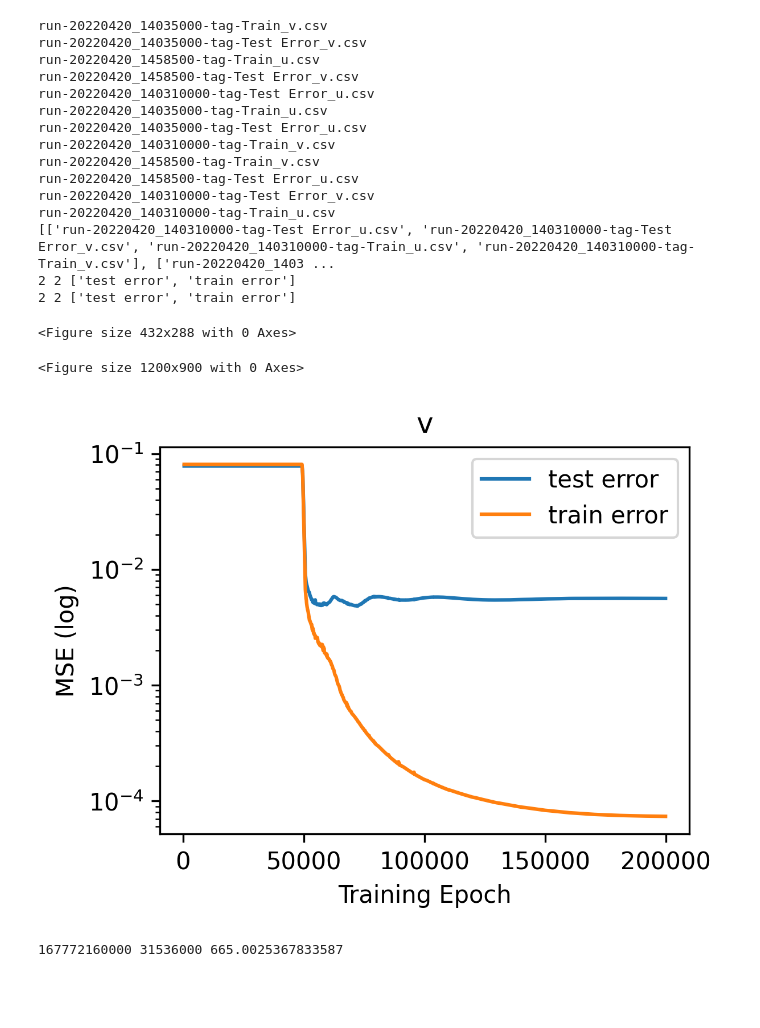
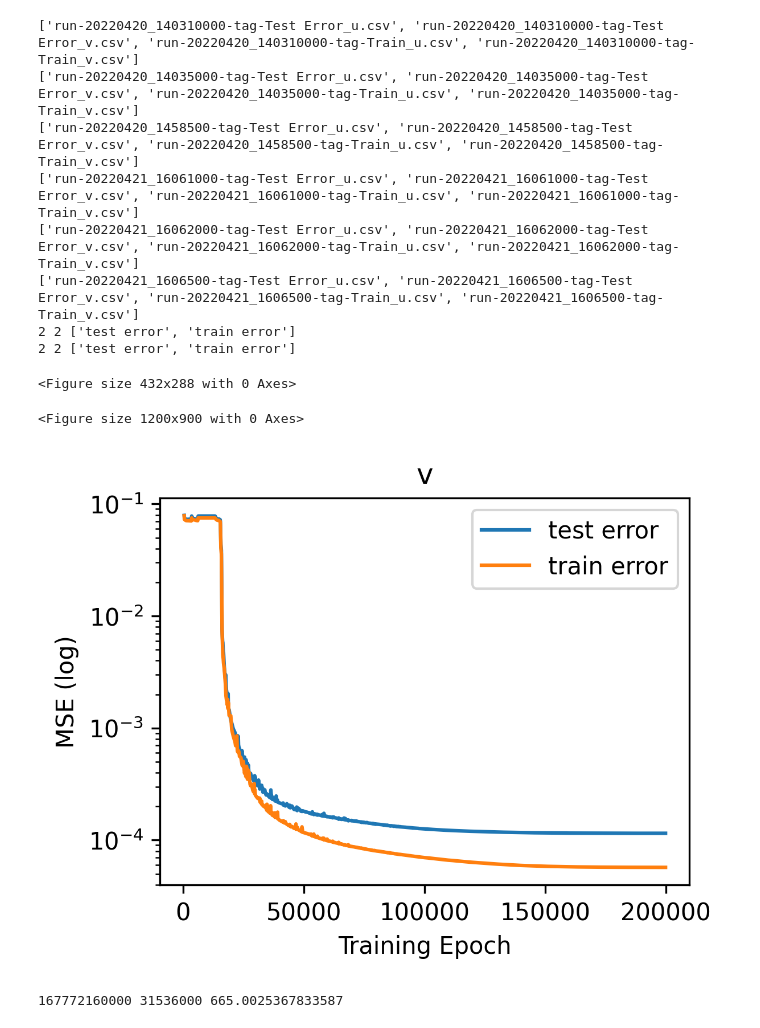
Before and after one commit to quantumiracle/nn_pde, a Jupyter notebook: torch/plot_result.ipynb, the cells around one changed output. Drawn from its saved outputs; the diff is of its cells as text; code cells hidden in the pictures; blank space fills up the shorter version.

```diff
--- a/torch/plot_result.ipynb
+++ b/torch/plot_result.ipynb
@@ -11,13 +11,15 @@ data_path = './data/train'
 files = []
 file_paths = []
 for file in os.listdir(data_path):
-    print(file)
+    # print(file)
     files.append(file)
 
 # group by training date
 files = [list(g) for k, g in groupby(sorted(files), lambda x: x.split('-', 2)[:2])]
 files.sort(key=lambda s: len(s))
-print(files)
+for f in files:
+    print(f)
+
 
 def plot(xs, ys, ls, savepath='', title=''):
     plt.clf()
@@ -28,60 +30,60 @@ def plot(xs, ys, ls, savepath='', title=''):
     plt.legend()
     plt.title(title)
     plt.yscale('log')
     plt.ylabel('MSE (log)')
     plt.xlabel('Training Epoch')
     plt.savefig(savepath, bbox_inches='tight', dpi=300)
 
 xs, ys = [], []
-idx = 2 # the group
-for f in files[idx]:
-    if '_u' in f:
-        file_path = os.path.join(data_path, f)
-        data = read_csv(file_path)
-        xs.append(data['Step'])
-        ys.append(data['Value'])
+# idx = 2 # the group
+keyword = '2000-'
+# for f in files[idx]:
+for group in files:
+    if keyword in group[0]:
+        for f in group:
+            if '_u' in f:
+                file_path = os.path.join(data_path, f)
+                data = read_csv(file_path)
+                xs.append(data['Step'])
+                ys.append(data['Value'])
 plot(xs, ys, ls=['test error', 'train error'], savepath=f'./figures/compare_u.png', title='u')
 
 
 xs, ys = [], []
-for f in files[idx]:
-    if '_v' in f:
-        file_path = os.path.join(data_path, f)
-        data = read_csv(file_path)
-        xs.append(data['Step'])
-        ys.append(data['Value'])
+# for f in files[idx]:
+for group in files:
+    if keyword in group[0]:
+        for f in group:
+            if '_v' in f:
+                file_path = os.path.join(data_path, f)
+                data = read_csv(file_path)
+                xs.append(data['Step'])
+                ys.append(data['Value'])
 plot(xs, ys, ls=['test error', 'train error'], savepath=f'./figures/compare_v.png', title='v')
 
 
 # for i, f in enumerate(files[0]):
 #     file_path = os.path.join(data_path, f)
 #     print(f)
 #     data = read_csv(file_path)
 #     xs.append(data['Step'])
 #     ys.append(data['Value'])
 #     if (i+1) % 2 == 0:
 #         figname = 'compare_u' if '_u' in f else 'compare_v'
 #         plot(xs, ys, ls=['test error', 'train error'], savepath=f'./figures/{figname}.png')
 #         xs, ys = [], []
 # %% [output]
-run-20220420_14035000-tag-Train_v.csv
-run-20220420_14035000-tag-Test Error_v.csv
-run-20220420_1458500-tag-Train_u.csv
-run-20220420_1458500-tag-Test Error_v.csv
-run-20220420_140310000-tag-Test Error_u.csv
-run-20220420_14035000-tag-Train_u.csv
-run-20220420_14035000-tag-Test Error_u.csv
-run-20220420_140310000-tag-Train_v.csv
-run-20220420_1458500-tag-Train_v.csv
-run-20220420_1458500-tag-Test Error_u.csv
-run-20220420_140310000-tag-Test Error_v.csv
-run-20220420_140310000-tag-Train_u.csv
-[['run-20220420_140310000-tag-Test Error_u.csv', 'run-20220420_140310000-tag-Test Error_v.csv', 'run-20220420_140310000-tag-Train_u.csv', 'run-20220420_140310000-tag-Train_v.csv'], ['run-20220420_1403 ...
+['run-20220420_140310000-tag-Test Error_u.csv', 'run-20220420_140310000-tag-Test Error_v.csv', 'run-20220420_140310000-tag-Train_u.csv', 'run-20220420_140310000-tag-Train_v.csv']
+['run-20220420_14035000-tag-Test Error_u.csv', 'run-20220420_14035000-tag-Test Error_v.csv', 'run-20220420_14035000-tag-Train_u.csv', 'run-20220420_14035000-tag-Train_v.csv']
+['run-20220420_1458500-tag-Test Error_u.csv', 'run-20220420_1458500-tag-Test Error_v.csv', 'run-20220420_1458500-tag-Train_u.csv', 'run-20220420_1458500-tag-Train_v.csv']
+['run-20220421_16061000-tag-Test Error_u.csv', 'run-20220421_16061000-tag-Test Error_v.csv', 'run-20220421_16061000-tag-Train_u.csv', 'run-20220421_16061000-tag-Train_v.csv']
+['run-20220421_16062000-tag-Test Error_u.csv', 'run-20220421_16062000-tag-Test Error_v.csv', 'run-20220421_16062000-tag-Train_u.csv', 'run-20220421_16062000-tag-Train_v.csv']
+['run-20220421_1606500-tag-Test Error_u.csv', 'run-20220421_1606500-tag-Test Error_v.csv', 'run-20220421_1606500-tag-Train_u.csv', 'run-20220421_1606500-tag-Train_v.csv']
 2 2 ['test error', 'train error']
 2 2 ['test error', 'train error']
 <Figure size 432x288 with 0 Axes>
 <Figure size 1200x900 with 0 Axes>
-[figure, old version]
+[figure, new version]
 # %%
 a=100*100*(256)**3
 # %%
```
Also changed, not shown: 26 other files.
